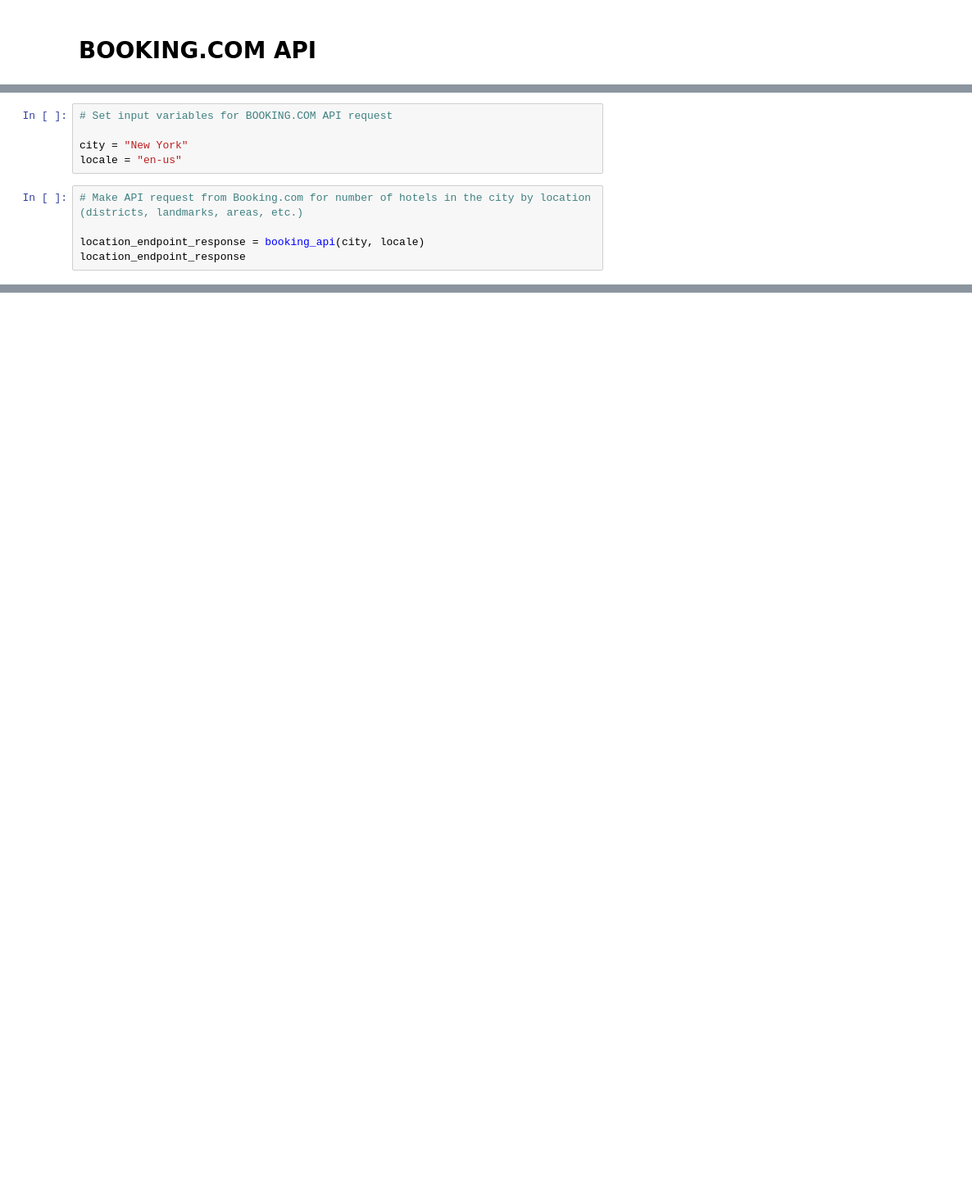
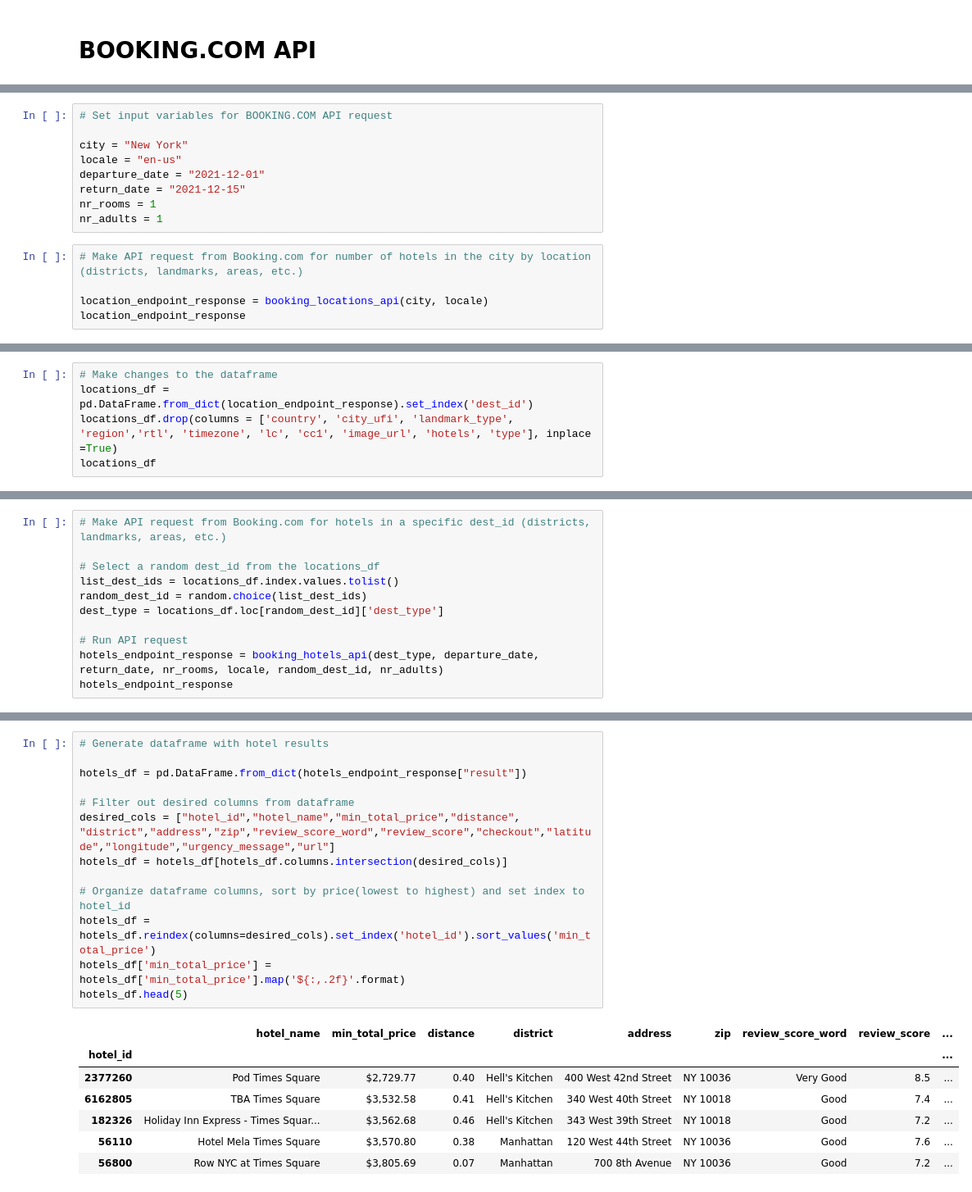
Before and after one commit to marcelacastano/PyTravel, a Jupyter notebook: resources/APIs/api_requests.ipynb, the cells around one changed output, grey strips where cells are left out. Shown at 82% size. Saved outputs shown, nothing was run; the diff lists cells and outputs as text; blank space fills up the shorter version.

Commit message:
saving progress of hotel requests

```diff
--- a/resources/APIs/api_requests.ipynb
+++ b/resources/APIs/api_requests.ipynb
@@ -190,9 +241,13 @@ from booking_request import booking_api
 
 city = "New York"
 locale = "en-us"
+departure_date = "2021-12-01"
+return_date = "2021-12-15"
+nr_rooms = 1
+nr_adults = 1
 # %%
 # Make API request from Booking.com for number of hotels in the city by location (districts, landmarks, areas, etc.)
 
-location_endpoint_response = booking_api(city, locale)
+location_endpoint_response = booking_locations_api(city, locale)
 location_endpoint_response
 # %% [output]
@@ -228,0 +271,5 @@ locations_df
+# %%
+# Make changes to the dataframe
+locations_df = pd.DataFrame.from_dict(location_endpoint_response).set_index('dest_id')
+locations_df.drop(columns = ['country', 'city_ufi', 'landmark_type', 'region','rtl', 'timezone', 'lc', 'cc1', 'image_url', 'hotels', 'type'], inplace =True)
+locations_df
@@ -228,0 +304,11 @@ locations_df
+# %%
+# Make API request from Booking.com for hotels in a specific dest_id (districts, landmarks, areas, etc.)
+
+# Select a random dest_id from the locations_df
+list_dest_ids = locations_df.index.values.tolist()
+random_dest_id = random.choice(list_dest_ids)
+dest_type = locations_df.loc[random_dest_id]['dest_type']
+
+# Run API request
+hotels_endpoint_response = booking_hotels_api(dest_type, departure_date, return_date, nr_rooms, locale, random_dest_id, nr_adults)
+hotels_endpoint_response
@@ -228,0 +333,21 @@ locations_df
+# %%
+# Generate dataframe with hotel results
+
+hotels_df = pd.DataFrame.from_dict(hotels_endpoint_response["result"])
+
+# Filter out desired columns from dataframe
+desired_cols = ["hotel_id","hotel_name","min_total_price","distance", "district","address","zip","review_score_word","review_score","checkout","latitude","longitude","urgency_message","url"]
+hotels_df = hotels_df[hotels_df.columns.intersection(desired_cols)]
+
+# Organize dataframe columns, sort by price(lowest to highest) and set index to hotel_id
+hotels_df = hotels_df.reindex(columns=desired_cols).set_index('hotel_id').sort_values('min_total_price')
+hotels_df['min_total_price'] = hotels_df['min_total_price'].map('${:,.2f}'.format)
+hotels_df.head(5)
+# %% [output]
+|  | hotel_name | min_total_price | distance | district | address | zip | review_score_word | review_score | ... |
+| hotel_id |  |  |  |  |  |  |  |  | ... |
+| 2377260 | Pod Times Square | $2,729.77 | 0.40 | Hell's Kitchen | 400 West 42nd Street | NY 10036 | Very Good | 8.5 | ... |
+| 6162805 | TBA Times Square | $3,532.58 | 0.41 | Hell's Kitchen | 340 West 40th Street | NY 10018 | Good | 7.4 | ... |
+| 182326 | Holiday Inn Express - Times Squar... | $3,562.68 | 0.46 | Hell's Kitchen | 343 West 39th Street | NY 10018 | Good | 7.2 | ... |
+| 56110 | Hotel Mela Times Square | $3,570.80 | 0.38 | Manhattan | 120 West 44th Street | NY 10036 | Good | 7.6 | ... |
+| 56800 | Row NYC at Times Square | $3,805.69 | 0.07 | Manhattan | 700 8th Avenue | NY 10036 | Good | 7.2 | ... |
```
Also changed, not shown: parts of 16 cells of this notebook, 3 other files.
